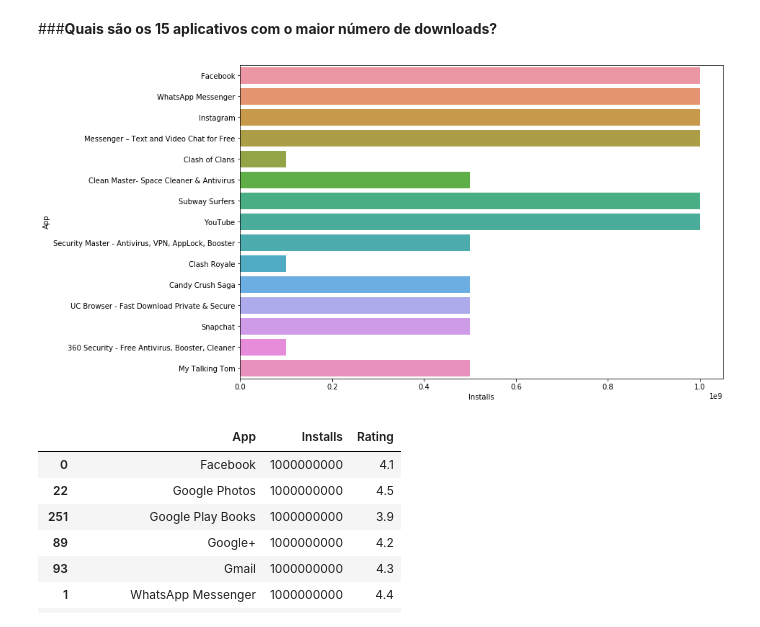
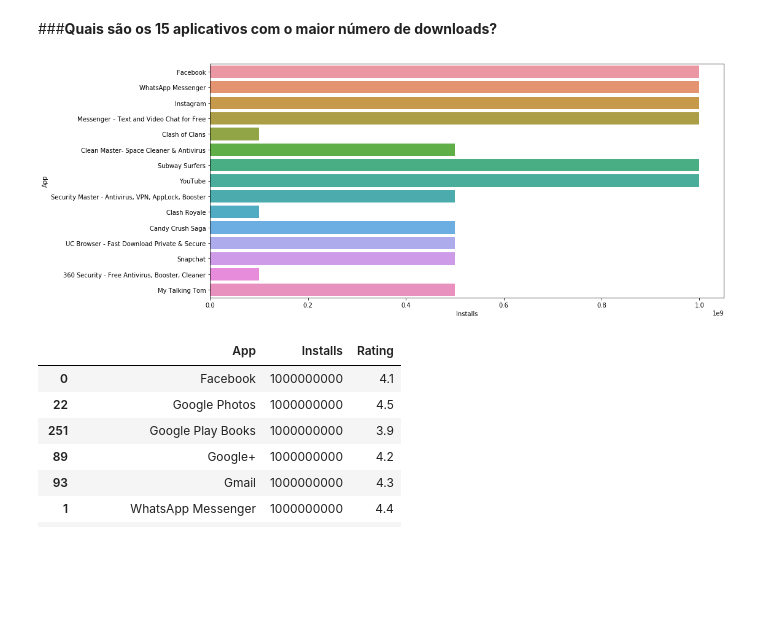
Before and after one commit to karinnecristina/Data_Science, a Jupyter notebook: Google_Play.ipynb, the cells around one changed output. Drawn from its saved outputs; the diff is of its cells as text; code cells hidden in the pictures; blank space fills up the shorter version.

```diff
--- a/Google_Play.ipynb
+++ b/Google_Play.ipynb
@@ -548,11 +544,11 @@ Muitos aplicativos tiveram cerca de 1 milhão de downloads.
 # %% [markdown]
 ###**Quais são os 15 aplicativos com o maior número de downloads?**
 # %%
-plt.figure(figsize=(12,8))
+plt.figure(figsize=(15,7))
 ax=sns.barplot(y='App',x='Installs',data=df_app.head(15))
 plt.show()
 # %% [output]
-[figure, old version]
+[figure, new version]
 # %%
 # Os 15 aplicativos com mais downloads:
 df_app.sort_values(by="Installs", ascending=False)[["App", "Installs", "Rating"]].head(15)
```
Also changed, not shown: parts of 6 cells of this notebook.
